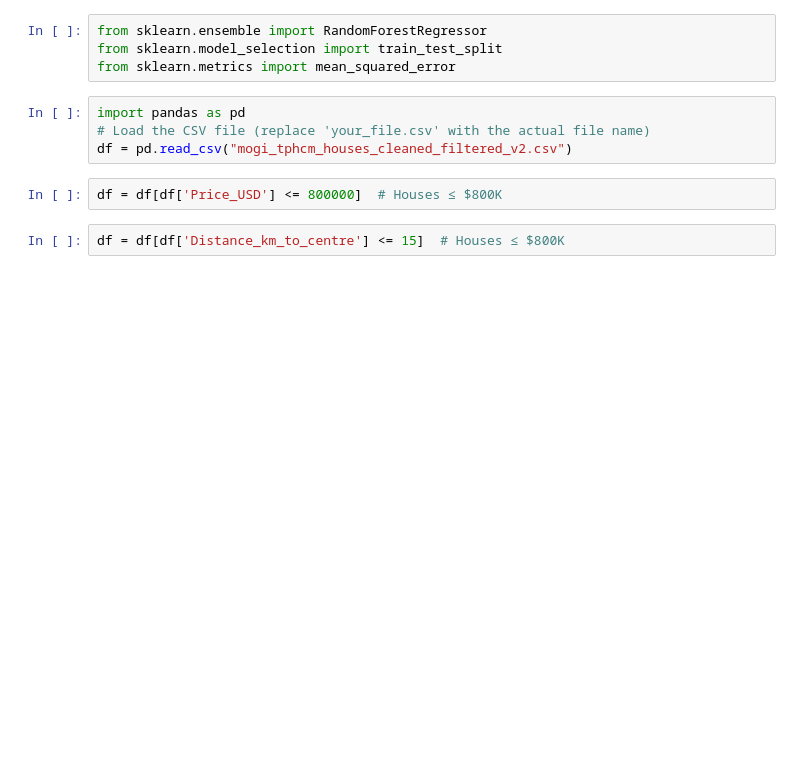
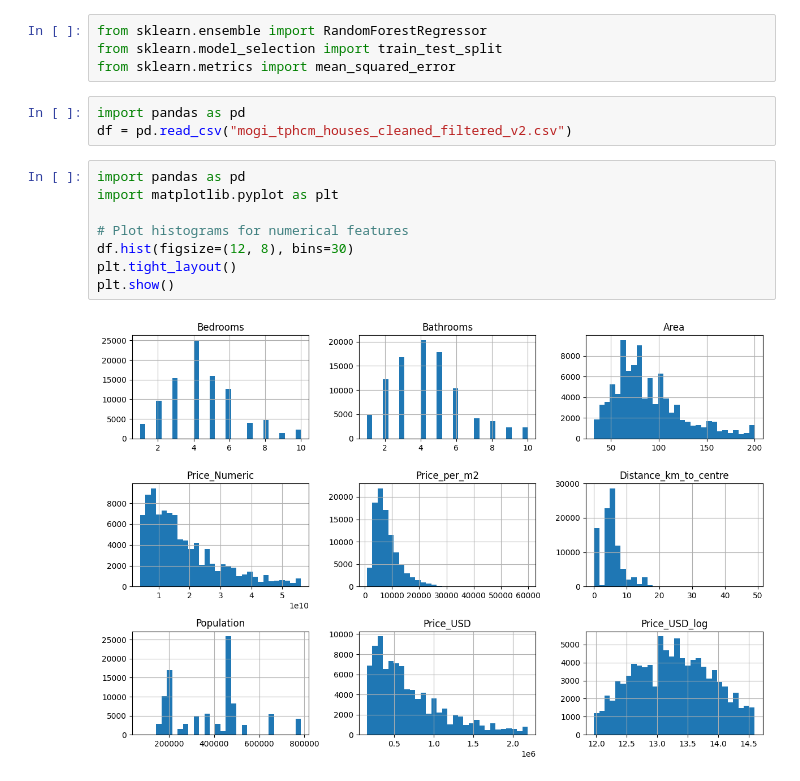
Before and after one commit to Felan1508/housing-price-prediction, a Jupyter notebook: Random_Forest.ipynb, the cells around one changed output. Saved outputs shown, nothing was run; the diff lists cells and outputs as text; blank space fills up the shorter version.

```diff
--- a/Random_Forest.ipynb
+++ b/Random_Forest.ipynb
@@ -4,12 +4,17 @@ from sklearn.model_selection import train_test_split
 from sklearn.metrics import mean_squared_error
 # %%
 import pandas as pd
-# Load the CSV file (replace 'your_file.csv' with the actual file name)
 df = pd.read_csv("mogi_tphcm_houses_cleaned_filtered_v2.csv")
-# %%
-df = df[df['Price_USD'] <= 800000]  # Houses ≤ $800K
-# %%
-df = df[df['Distance_km_to_centre'] <= 15]  # Houses ≤ $800K
+# %%
+import pandas as pd
+import matplotlib.pyplot as plt
+
+# Plot histograms for numerical features
+df.hist(figsize=(12, 8), bins=30)
+plt.tight_layout()
+plt.show()
+# %% [output]
+[figure, added]
 # %%
 df.describe()
 # %% [output]
```
Also changed, not shown: parts of 8 cells of this notebook, 1 other file.
